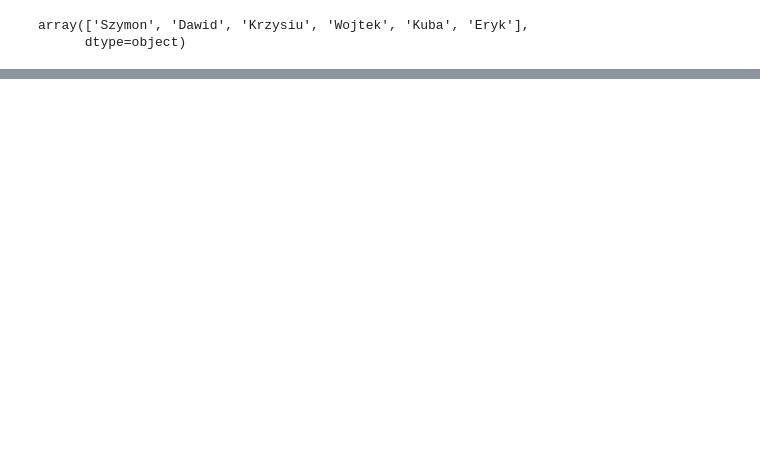
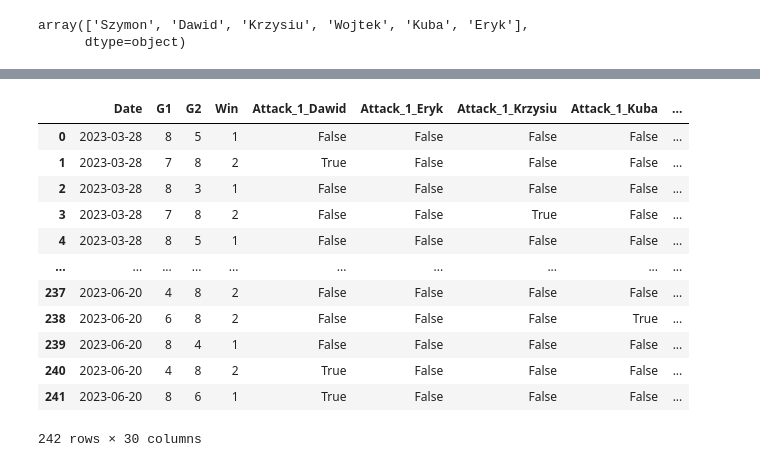
Before and after one commit to Szymkie/foosball, a Jupyter notebook: modeling/data_preparation.ipynb, the cells around one changed output, grey strips where cells are left out. Saved outputs shown, nothing was run; the diff lists cells and outputs as text; code cells hidden in the pictures; blank space fills up the shorter version.

```diff
--- a/modeling/data_preparation.ipynb
+++ b/modeling/data_preparation.ipynb
@@ -30,3 +83,6 @@ pd.unique(df[['Attack_1', 'Defence_1', 'Attack_2', 'Defence_2']].values.ravel('K
 # %% [output]
 array(['Szymon', 'Dawid', 'Krzysiu', 'Wojtek', 'Kuba', 'Eryk'],
       dtype=object)
+# %%
+df_dumm = pd.get_dummies(df, columns = ["Attack_1","Defence_1", "Attack_2", "Defence_2"])
+df_dumm =
@@ -33,3 +131,18 @@ array(['Szymon', 'Dawid', 'Krzysiu', 'Wojtek', 'Kuba', 'Eryk'],
 # %%
-df['score'] = df['G1'] - df['G2']
+df_dumm["win_team_1"] = df_dumm["Win"].apply(lambda x: 1 if x == 1 else 0)
+df_dumm['month'] = df['Date'].dt.month
+# %% [output]
+|  | Date | G1 | G2 | Win | Attack_1_Dawid | Attack_1_Eryk | Attack_1_Krzysiu | Attack_1_Kuba | ... |
+| 0 | 2023-03-28 | 8 | 5 | 1 | False | False | False | False | ... |
+| 1 | 2023-03-28 | 7 | 8 | 2 | True | False | False | False | ... |
+| 2 | 2023-03-28 | 8 | 3 | 1 | False | False | False | False | ... |
+| 3 | 2023-03-28 | 7 | 8 | 2 | False | False | True | False | ... |
+| 4 | 2023-03-28 | 8 | 5 | 1 | False | False | False | False | ... |
+| ... | ... | ... | ... | ... | ... | ... | ... | ... | ... |
+| 237 | 2023-06-20 | 4 | 8 | 2 | False | False | False | False | ... |
+| 238 | 2023-06-20 | 6 | 8 | 2 | False | False | False | True | ... |
+| 239 | 2023-06-20 | 8 | 4 | 1 | False | False | False | False | ... |
+| 240 | 2023-06-20 | 4 | 8 | 2 | True | False | False | False | ... |
+| 241 | 2023-06-20 | 8 | 6 | 1 | True | False | False | False | ... |
+242 rows × 30 columns
 # %%
```
Also changed, not shown: parts of 17 cells of this notebook, 4 other files.
